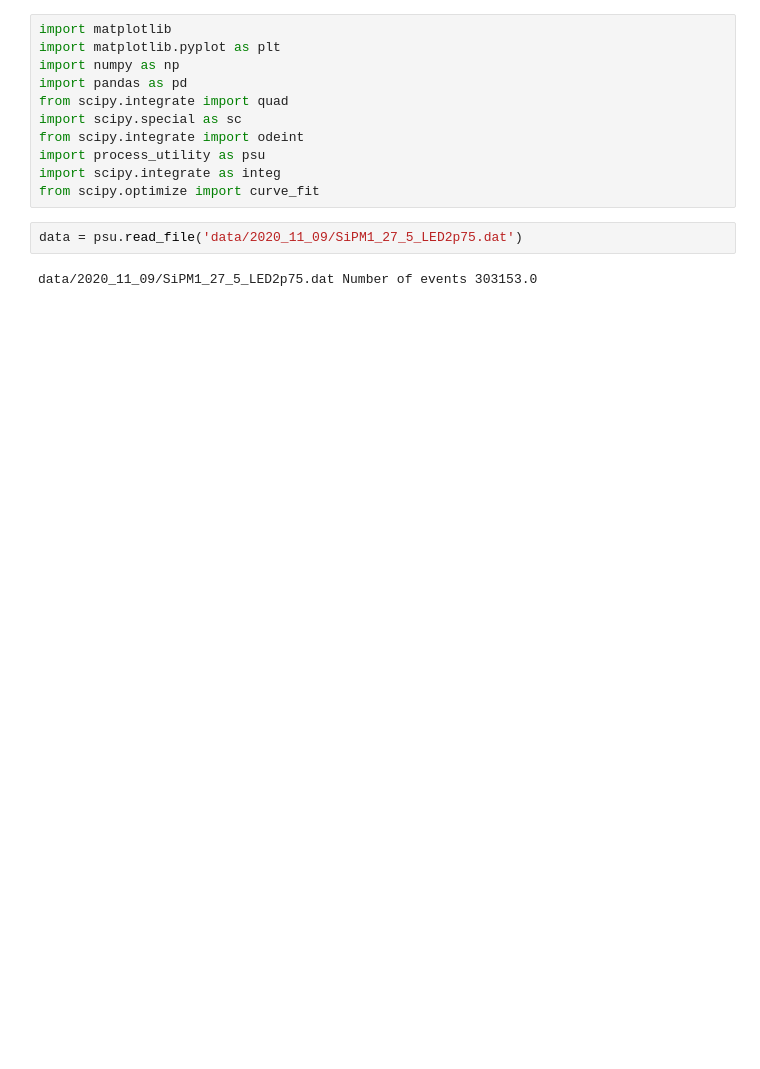
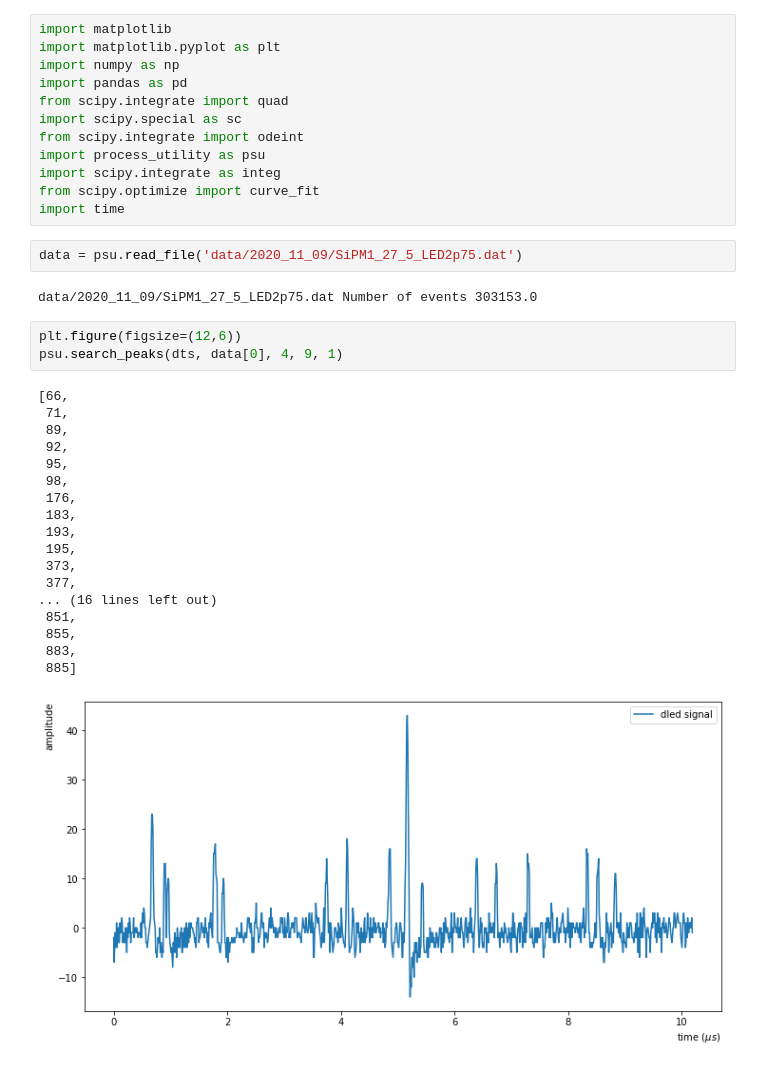
Before and after one commit to valerioda/abalone, a Jupyter notebook: process_sipm_signals_dled.ipynb, the cells around one changed output. Saved outputs shown, nothing was run; the diff lists cells and outputs as text; blank space fills up the shorter version.

```diff
--- a/process_sipm_signals_dled.ipynb
+++ b/process_sipm_signals_dled.ipynb
@@ -9,8 +9,31 @@ from scipy.integrate import odeint
 import process_utility as psu
 import scipy.integrate as integ
 from scipy.optimize import curve_fit
+import time
 # %%
 data = psu.read_file('data/2020_11_09/SiPM1_27_5_LED2p75.dat')
 # %% [output]
 data/2020_11_09/SiPM1_27_5_LED2p75.dat Number of events 303153.0
+# %%
+plt.figure(figsize=(12,6))
+psu.search_peaks(dts, data[0], 4, 9, 1)
+# %% [output]
+[66,
+ 71,
+ 89,
+ 92,
+ 95,
+ 98,
+ 176,
+ 183,
+ 193,
+ 195,
+ 373,
+ 377,
+... (16 lines left out)
+ 851,
+ 855,
+ 883,
+ 885]
+[figure, added]
 # %%
```
Also changed, not shown: parts of 10 cells of this notebook, 3 other files.
